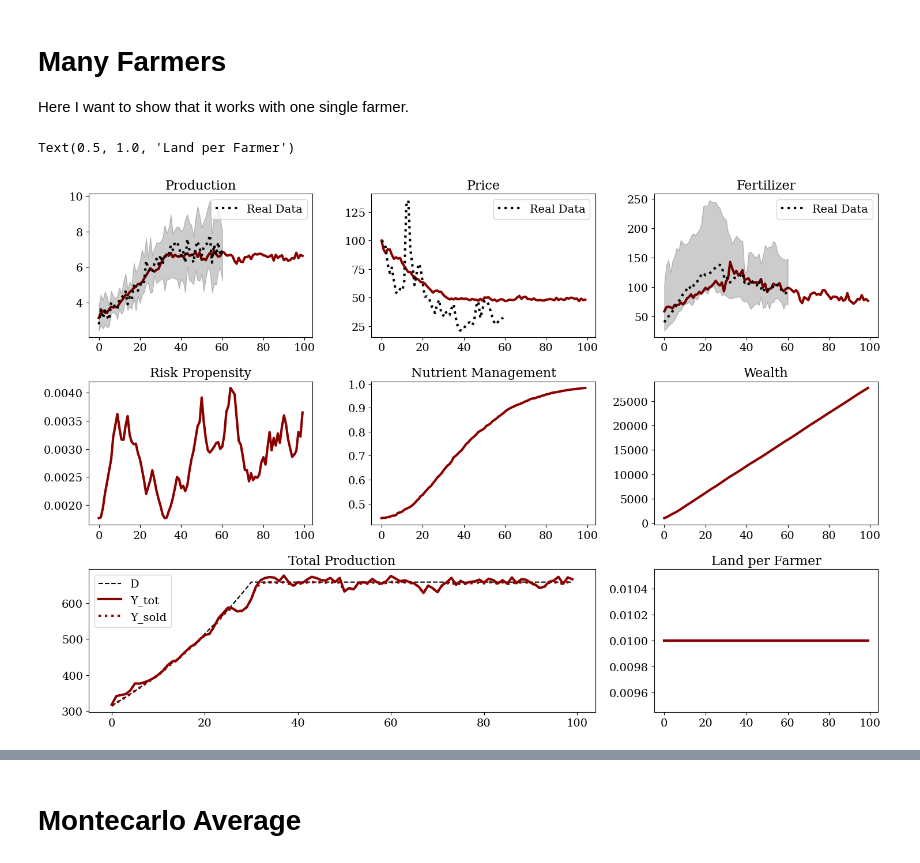
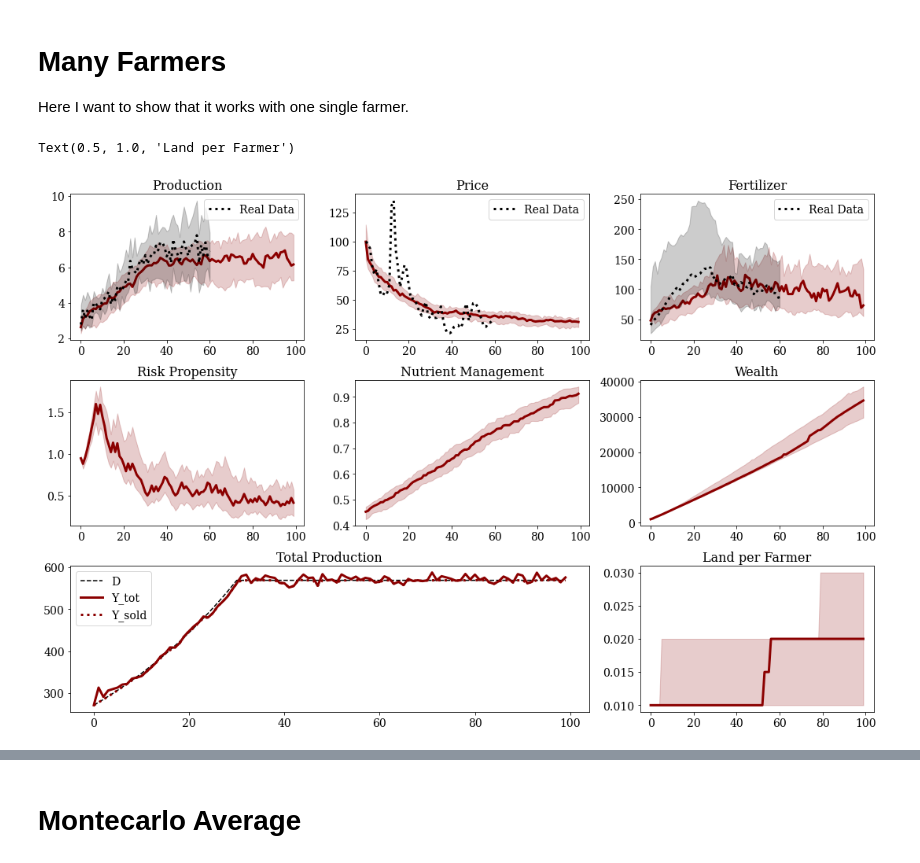
Before and after one commit to PhDEliaMoretti/Upload, a Jupyter notebook: optimization test for Big Model.ipynb, the cells around one changed output, grey strips where cells are left out. Cells and saved outputs as stored; diff of their text form; code cells hidden in the pictures.

```diff
--- a/optimization test for Big Model.ipynb
+++ b/optimization test for Big Model.ipynb
@@ -324,3 +324,35 @@ Text(0.5, 1.0, 'Land per Farmer')
 # Many Farmers
 
 Here I want to show that it works with one single farmer.
+# %%
+def compute_demand(y, p, demand, beta, delta=0.1):
+    # Calculate the number of True values in each row
+    num_true_values = np.floor(y/delta).astype(int)
+
+    # Create the matrix with the specified number of True values in each row
+    final_matrix = np.arange(np.max(num_true_values)) < num_true_values[:, None]
+
+    # Calculate probabilities for each element in the matrix
+    exponent_term = 1/num_true_values * np.exp(-beta * (p - p.max())/p.min())
+    probabilities = exponent_term[:, np.newaxis] * final_matrix
+    probabilities /= np.sum(probabilities)
+
+    unit_to_be_bought = np.floor(demand / delta).astype(int)
+    unit_available = np.sum(probabilities>0)
+
+    # Randomly select products based on probabilities
+    if unit_available > unit_to_be_bought:
+        selected_products = np.random.choice(np.arange(probabilities.size),
+                                            size=unit_to_be_bought,
+                                            p=probabilities.ravel(),
+                                            replace=False)
+
+        # Create a boolean matrix based on the selected products
+        matrix = np.zeros(final_matrix.shape, dtype=bool)
+        matrix[np.unravel_index(selected_products, final_matrix.shape)] = True
+
+        # Calculate demand for each product
+        return delta * np.sum(matrix, axis=1)
+
+    else:
+        return y
@@ -336,8 +403,8 @@ size = 100  # Number of farmers
 
 omega_plus = 0.2
 omega_minus = 0.2
-r = 0.  # Exponent in households' utility function
-beta = 10  # Land redistribution parameter
+competitiveness_param = 0.9  # Exponent in households' utility function
+beta = 5  # Land redistribution parameter
 theta = 0  # Threshold wealth for farmer bankruptcy
 delta = 0.1 # R&D investment fraction
 demand_growth = 0.025  # Demand growth rate
@@ -454,15 +530,14 @@ for t in range(1, num_steps):
     wealth[t, np.invert(active_farmer[t])] = theta
     # inertia_rate[t, np.invert(active_farmer[t])] = 0
 # %%
-
 fig = plt.figure(figsize=(15,10))
 gs = GridSpec(nrows=3, ncols=3)
 
 c_matrix = generate_colormap_matrix('viridis', size)
 color = 'darkred'
 
-min_per = 50
-max_per = 50
+min_per = 25
+max_per = 75
 
 # Plotting demand and production
 ax = fig.add_subplot(gs[0, 0])
@@ -546,32 +621,32 @@ ax.set_title('Wealth')
 
 # Plotting profit and wealth
 ax = fig.add_subplot(gs[1, 1])
 # for i in range(size):
 #     ax.plot(range(np.sum(active_farmer[:,i])), MP[active_farmer[:,i], i], linestyle='-', marker = '', c=c_matrix[i], lw = 3)
 per_50 = np.nanpercentile(np.where(active_farmer == True, MP, np.nan), 50, axis=1)
 per_5 = np.nanpercentile(np.where(active_farmer == True, MP, np.nan), min_per, axis=1)
 per_95 = np.nanpercentile(np.where(active_farmer == True, MP, np.nan), max_per, axis=1)
 ax.plot(range(per_50.size), per_50, c=color, lw = 3, zorder = 1)
 ax.fill_between(range(per_50.size), per_5, per_95, color=color, alpha=0.2, zorder = 1)
 ax.set_title('Nutrient Management')
 
 ax = fig.add_subplot(gs[2, :2])
-ax.plot(range(num_steps), np.sum(demand, axis=1), linestyle='--', color='k', label ='D')
+ax.plot(range(num_steps), demand, linestyle='--', color='k', label ='D')
 ax.plot(range(num_steps), np.sum(prod, axis=1), linestyle='-', c=color, lw = 3, label = 'Y_tot')
 ax.plot(range(num_steps), np.sum(fraction_sold * prod, axis=1), linestyle=':', c=color, lw = 3, label='Y_sold')
 ax.set_title('Total Production')
 ax.legend()
 
 ax = fig.add_subplot(gs[2, 2])
 # for i in range(size):
 #     ax.plot(range(np.sum(active_farmer[:,i])), land_per_farmer[active_farmer[:,i], i]/size, linestyle='-', color=c_matrix[i], lw = 3)
 # ax.plot(range(num_steps), np.sum(farmers_entering, axis=1)/size, linestyle='-', color=c_matrix[-1], lw = 3)
 per_50 = np.nanpercentile(np.where(active_farmer == True, land_per_farmer/size, np.nan), 50, axis=1)
 per_5 = np.nanpercentile(np.where(active_farmer == True, land_per_farmer/size, np.nan), min_per, axis=1)
 per_95 = np.nanpercentile(np.where(active_farmer == True, land_per_farmer/size, np.nan), max_per, axis=1)
 ax.plot(range(per_50.size), per_50, c=color, lw = 3, zorder = 1)
 ax.fill_between(range(per_50.size), per_5, per_95, color=color, alpha=0.2, zorder = 1)
 ax.set_title('Land per Farmer')
 # %% [output]
 Text(0.5, 1.0, 'Land per Farmer')
-[figure, old version]
+[figure, new version]
```
Also changed, not shown: parts of 11 cells of this notebook, 1 other file.
